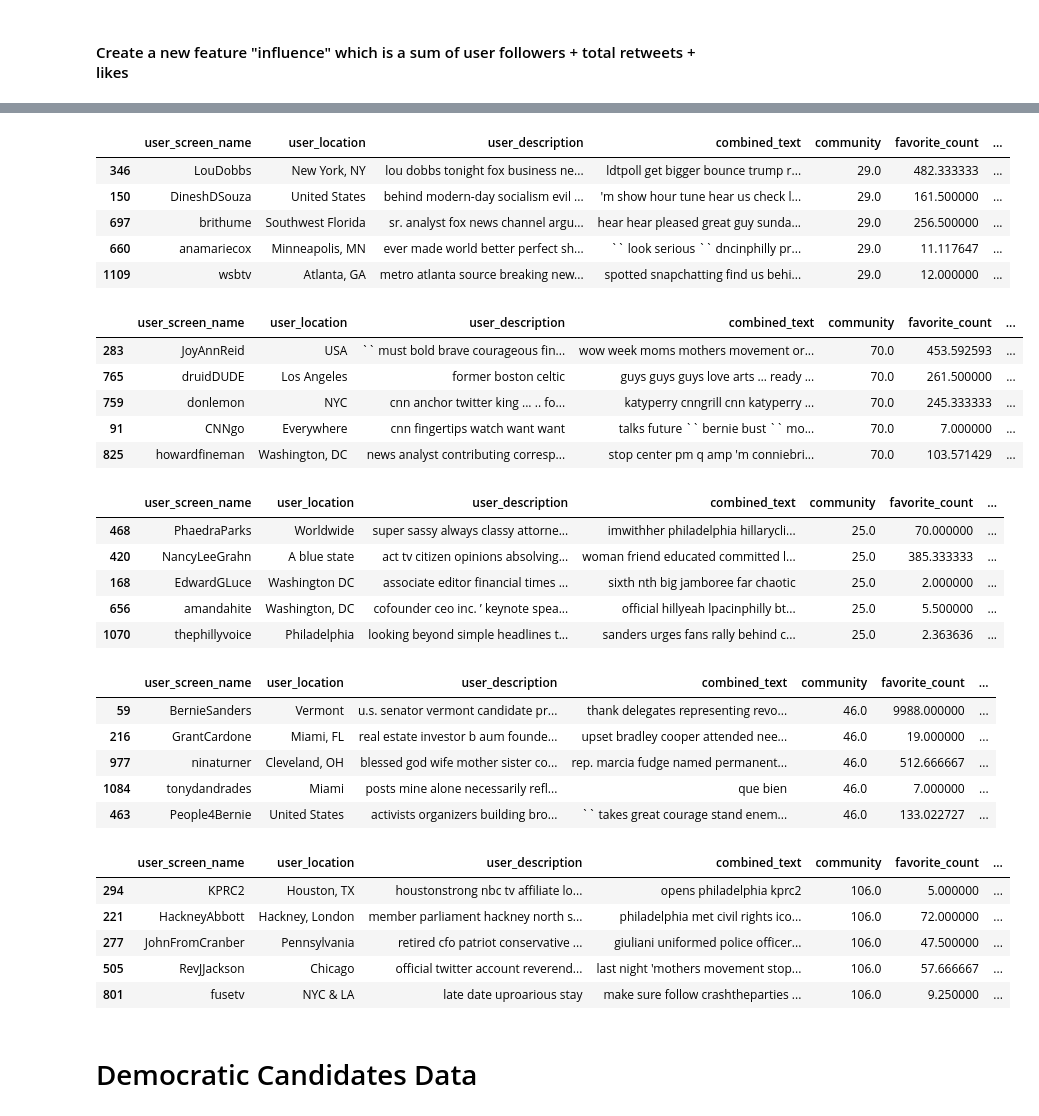
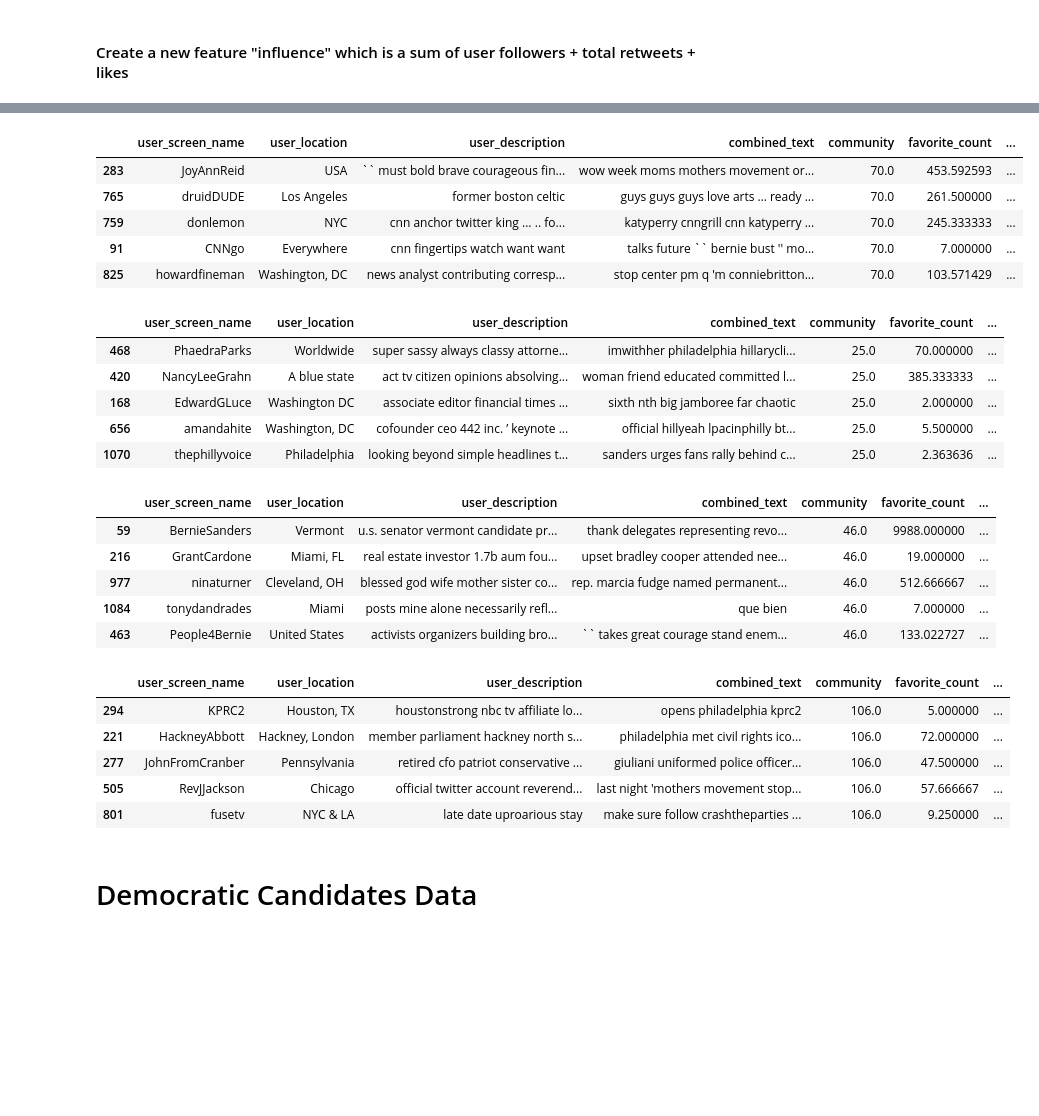
Before and after one commit to jakemull13/Network-Analysis-of-Political-Communites-on-Twitter, a Jupyter notebook: EDA.ipynb, the cells around one changed output, grey strips where cells are left out. Saved outputs shown, nothing was run; the diff lists cells and outputs as text; code cells hidden in the pictures; blank space fills up the shorter version.

Commit message:
checkpoint

```diff
--- a/EDA.ipynb
+++ b/EDA.ipynb
@@ -477,7 +482,7 @@ plot_tfidf_classfeats_h(dfs)
 #### Create a new feature "influence" which is a sum of user followers + total retweets + likes
 # %%
 community18.sort_values(by='user_followers_count', ascending=False).head() # mainstream liberals
-community29.sort_values(by='user_followers_count', ascending=False).head() # conservative
+community29.sort_values(by='user_followers_count', ascending=False).head().to_csv('data/democrat/community70.csv') # conservative
 community70.sort_values(by='user_followers_count', ascending=False).head() # journalists
 community25.sort_values(by='user_followers_count', ascending=False).head() # women / womens rights advocates
 community46.sort_values(by='user_followers_count', ascending=False).head() # activists and political outsiders / bernie supporters
@@ -491,34 +496,28 @@ community106.sort_values(by='user_followers_count', ascending=False).head()
 | 575 | TelemundoNews | United States | noticias del de nuestra comunidad... | `` president respect men women ri... | 18.0 | 4.250000 | ... |
 |  | user_screen_name | user_location | user_description | combined_text | community | favorite_count | ... |
-| 346 | LouDobbs | New York, NY | lou dobbs tonight fox business ne... | ldtpoll get bigger bounce trump r... | 29.0 | 482.333333 | ... |
-| 150 | DineshDSouza | United States | behind modern-day socialism evil ... | 'm show hour tune hear us check l... | 29.0 | 161.500000 | ... |
-| 697 | brithume | Southwest Florida | sr. analyst fox news channel argu... | hear hear pleased great guy sunda... | 29.0 | 256.500000 | ... |
-| 660 | anamariecox | Minneapolis, MN | ever made world better perfect sh... | `` look serious `` dncinphilly pr... | 29.0 | 11.117647 | ... |
-| 1109 | wsbtv | Atlanta, GA | metro atlanta source breaking new... | spotted snapchatting find us behi... | 29.0 | 12.000000 | ... |
+| 283 | JoyAnnReid | USA | `` must bold brave courageous fin... | wow week moms mothers movement or... | 70.0 | 453.592593 | ... |
+| 765 | druidDUDE | Los Angeles | former boston celtic | guys guys guys love arts … ready ... | 70.0 | 261.500000 | ... |
+| 759 | donlemon | NYC | cnn anchor twitter king ... .. fo... | katyperry cnngrill cnn katyperry ... | 70.0 | 245.333333 | ... |
+| 91 | CNNgo | Everywhere | cnn fingertips watch want want | talks future `` bernie bust '' mo... | 70.0 | 7.000000 | ... |
+| 825 | howardfineman | Washington, DC | news analyst contributing corresp... | stop center pm q 'm conniebritton... | 70.0 | 103.571429 | ... |
 |  | user_screen_name | user_location | user_description | combined_text | community | favorite_count | ... |
-| 283 | JoyAnnReid | USA | `` must bold brave courageous fin... | wow week moms mothers movement or... | 70.0 | 453.592593 | ... |
-| 765 | druidDUDE | Los Angeles | former boston celtic | guys guys guys love arts … ready ... | 70.0 | 261.500000 | ... |
-| 759 | donlemon | NYC | cnn anchor twitter king ... .. fo... | katyperry cnngrill cnn katyperry ... | 70.0 | 245.333333 | ... |
-| 91 | CNNgo | Everywhere | cnn fingertips watch want want | talks future `` bernie bust `` mo... | 70.0 | 7.000000 | ... |
-| 825 | howardfineman | Washington, DC | news analyst contributing corresp... | stop center pm q amp 'm conniebri... | 70.0 | 103.571429 | ... |
+| 468 | PhaedraParks | Worldwide | super sassy always classy attorne... | imwithher philadelphia hillarycli... | 25.0 | 70.000000 | ... |
+| 420 | NancyLeeGrahn | A blue state | act tv citizen opinions absolving... | woman friend educated committed l... | 25.0 | 385.333333 | ... |
+| 168 | EdwardGLuce | Washington DC | associate editor financial times ... | sixth nth big jamboree far chaotic | 25.0 | 2.000000 | ... |
+| 656 | amandahite | Washington, DC | cofounder ceo 442 inc. ’ keynote ... | official hillyeah lpacinphilly bt... | 25.0 | 5.500000 | ... |
+| 1070 | thephillyvoice | Philadelphia | looking beyond simple headlines t... | sanders urges fans rally behind c... | 25.0 | 2.363636 | ... |
 |  | user_screen_name | user_location | user_description | combined_text | community | favorite_count | ... |
-| 468 | PhaedraParks | Worldwide | super sassy always classy attorne... | imwithher philadelphia hillarycli... | 25.0 | 70.000000 | ... |
-| 420 | NancyLeeGrahn | A blue state | act tv citizen opinions absolving... | woman friend educated committed l... | 25.0 | 385.333333 | ... |
-| 168 | EdwardGLuce | Washington DC | associate editor financial times ... | sixth nth big jamboree far chaotic | 25.0 | 2.000000 | ... |
-| 656 | amandahite | Washington, DC | cofounder ceo inc. ’ keynote spea... | official hillyeah lpacinphilly bt... | 25.0 | 5.500000 | ... |
-| 1070 | thephillyvoice | Philadelphia | looking beyond simple headlines t... | sanders urges fans rally behind c... | 25.0 | 2.363636 | ... |
+| 59 | BernieSanders | Vermont | u.s. senator vermont candidate pr... | thank delegates representing revo... | 46.0 | 9988.000000 | ... |
+| 216 | GrantCardone | Miami, FL | real estate investor 1.7b aum fou... | upset bradley cooper attended nee... | 46.0 | 19.000000 | ... |
+| 977 | ninaturner | Cleveland, OH | blessed god wife mother sister co... | rep. marcia fudge named permanent... | 46.0 | 512.666667 | ... |
+| 1084 | tonydandrades | Miami | posts mine alone necessarily refl... | que bien | 46.0 | 7.000000 | ... |
+| 463 | People4Bernie | United States | activists organizers building bro... | `` takes great courage stand enem... | 46.0 | 133.022727 | ... |
 |  | user_screen_name | user_location | user_description | combined_text | community | favorite_count | ... |
-| 59 | BernieSanders | Vermont | u.s. senator vermont candidate pr... | thank delegates representing revo... | 46.0 | 9988.000000 | ... |
-| 216 | GrantCardone | Miami, FL | real estate investor b aum founde... | upset bradley cooper attended nee... | 46.0 | 19.000000 | ... |
-| 977 | ninaturner | Cleveland, OH | blessed god wife mother sister co... | rep. marcia fudge named permanent... | 46.0 | 512.666667 | ... |
-| 1084 | tonydandrades | Miami | posts mine alone necessarily refl... | que bien | 46.0 | 7.000000 | ... |
-| 463 | People4Bernie | United States | activists organizers building bro... | `` takes great courage stand enem... | 46.0 | 133.022727 | ... |
+| 294 | KPRC2 | Houston, TX | houstonstrong nbc tv affiliate lo... | opens philadelphia kprc2 | 106.0 | 5.000000 | ... |
+| 221 | HackneyAbbott | Hackney, London | member parliament hackney north s... | philadelphia met civil rights ico... | 106.0 | 72.000000 | ... |
+| 277 | JohnFromCranber | Pennsylvania | retired cfo patriot conservative ... | giuliani uniformed police officer... | 106.0 | 47.500000 | ... |
+| 505 | RevJJackson | Chicago | official twitter account reverend... | last night 'mothers movement stop... | 106.0 | 57.666667 | ... |
+| 801 | fusetv | NYC & LA | late date uproarious stay | make sure follow crashtheparties ... | 106.0 | 9.250000 | ... |
-|  | user_screen_name | user_location | user_description | combined_text | community | favorite_count | ... |
-| 294 | KPRC2 | Houston, TX | houstonstrong nbc tv affiliate lo... | opens philadelphia kprc2 | 106.0 | 5.000000 | ... |
-| 221 | HackneyAbbott | Hackney, London | member parliament hackney north s... | philadelphia met civil rights ico... | 106.0 | 72.000000 | ... |
-| 277 | JohnFromCranber | Pennsylvania | retired cfo patriot conservative ... | giuliani uniformed police officer... | 106.0 | 47.500000 | ... |
-| 505 | RevJJackson | Chicago | official twitter account reverend... | last night 'mothers movement stop... | 106.0 | 57.666667 | ... |
-| 801 | fusetv | NYC & LA | late date uproarious stay | make sure follow crashtheparties ... | 106.0 | 9.250000 | ... |
 # %% [markdown]
 # Democratic Candidates Data
 # %% [raw]
```
Also changed, not shown: parts of 12 cells of this notebook, 21 other files.
